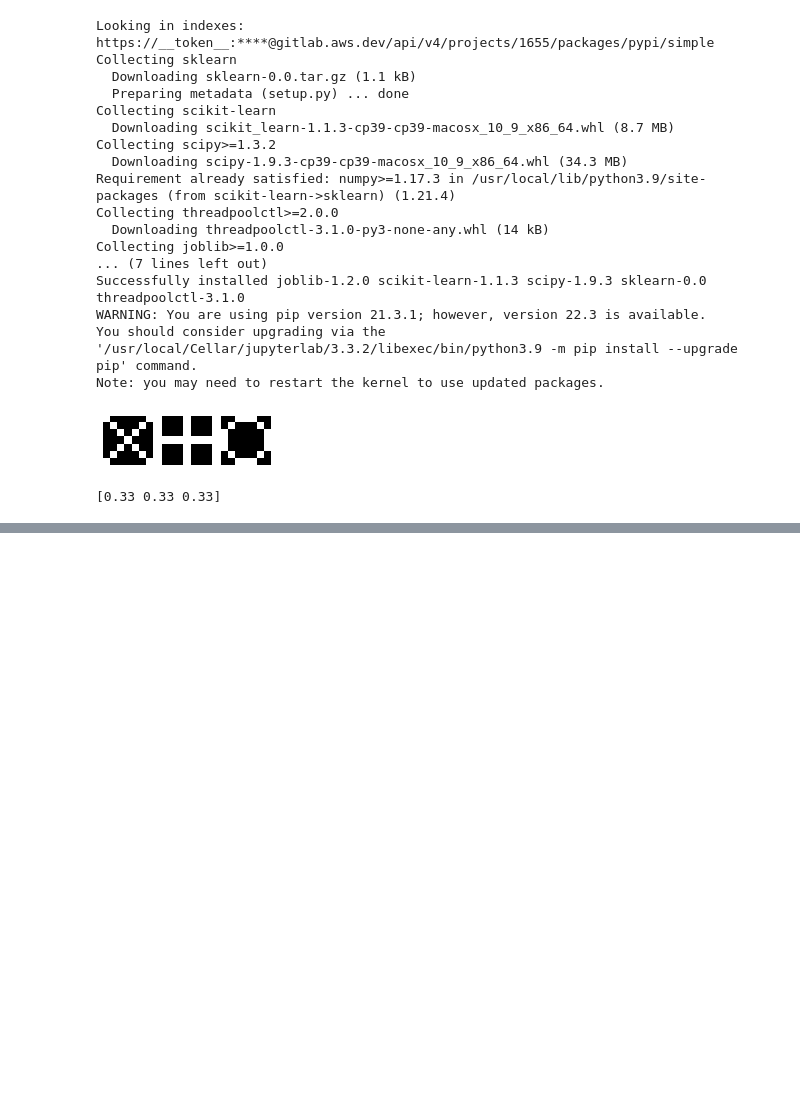
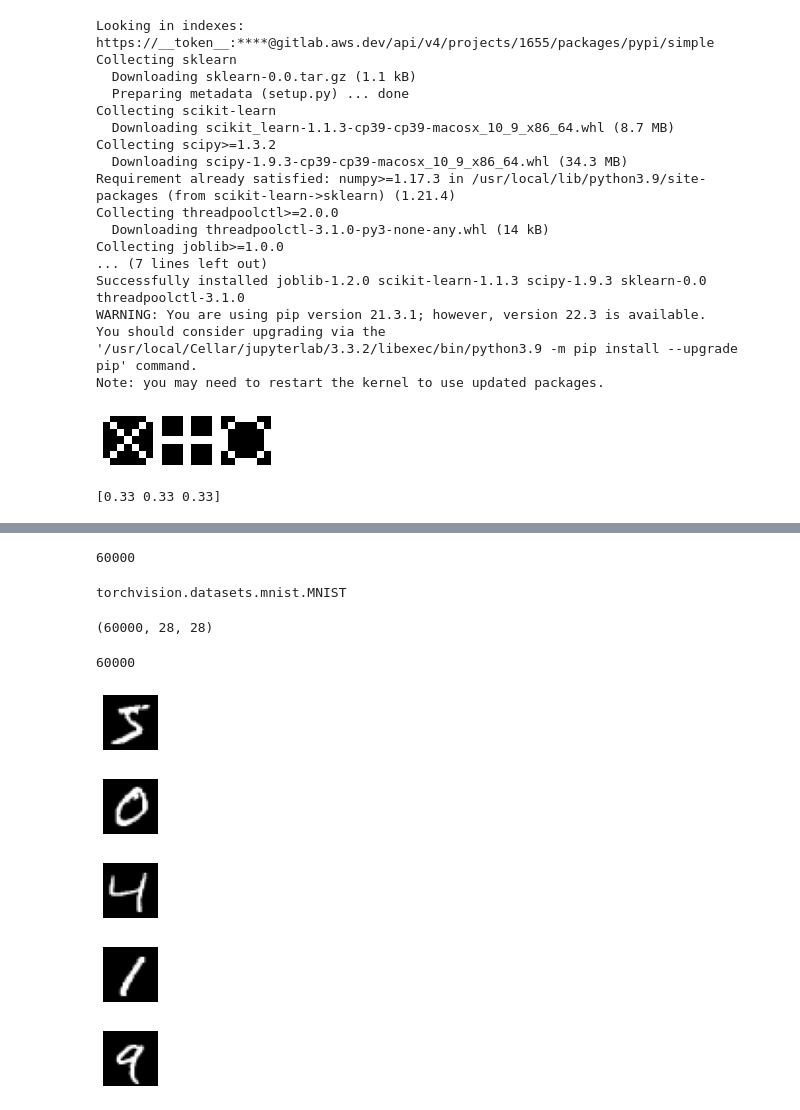
Before and after one commit to rohrl/frontprop, a Jupyter notebook: frontprop.ipynb, the cells around one changed output, grey strips where cells are left out. Cells and saved outputs as stored; diff of their text form; code cells hidden in the pictures; blank space fills up the shorter version.

```diff
--- a/frontprop.ipynb
+++ b/frontprop.ipynb
@@ -267,0 +268,2 @@ Neurons' weights:
+# %%
+mnist_trainset = datasets.MNIST(root='./data', train=True, download=True, transform=None)
@@ -267,0 +286,30 @@ Neurons' weights:
+# %%
+len(mnist_trainset)
+# %% [output]
+60000
+# %%
+type(mnist_trainset)
+# %% [output]
+torchvision.datasets.mnist.MNIST
+# %%
+mnist_data = mnist_trainset.train_data.cpu().detach().numpy()
+# %%
+mnist_data.shape
+# %% [output]
+(60000, 28, 28)
+# %%
+len(mnist_data)
+# %% [output]
+60000
+# %%
+for d in mnist_data[:5]:
+    plt.figure(figsize=(1,1))
+    plt.imshow(d, cmap='gray')
+    plt.axis('off')
+    plt.show()
+# %% [output]
+[figure, added]
+[figure, added]
+[figure, added]
+[figure, added]
+[figure, added]
```
Also changed, not shown: parts of 10 cells of this notebook.
